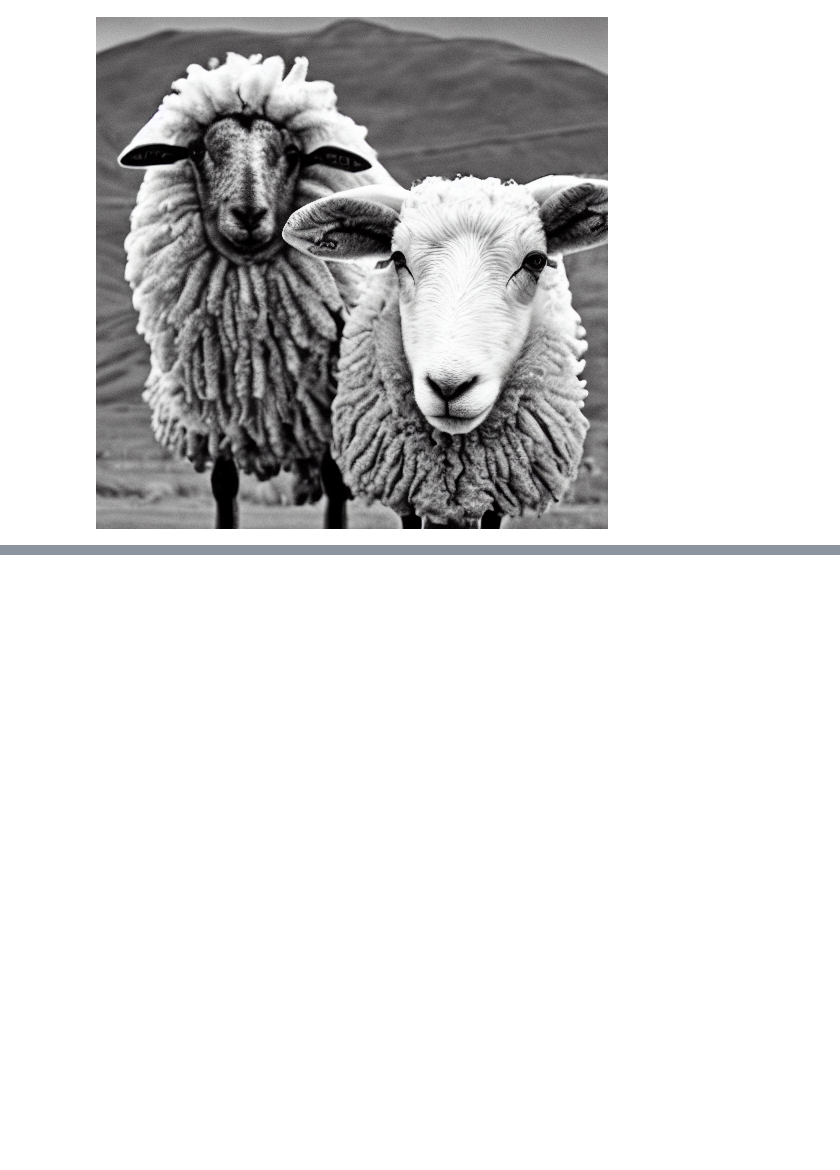
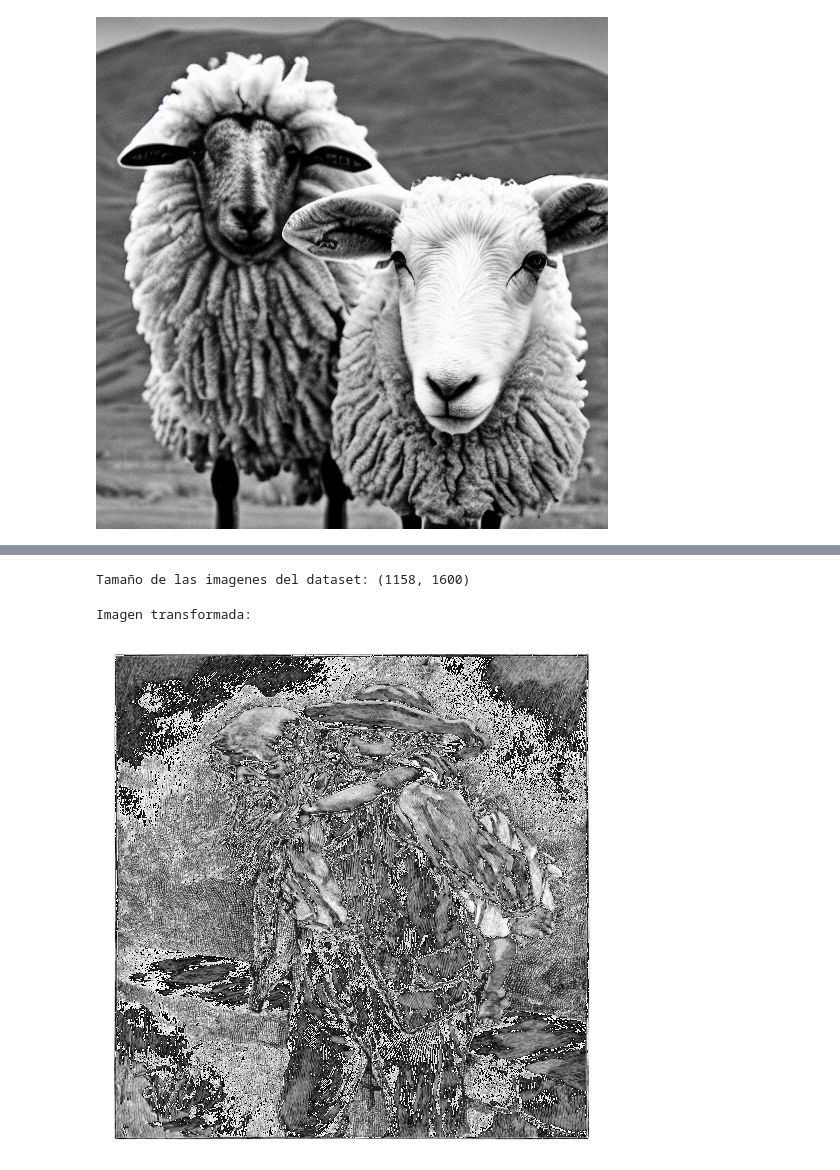
Before and after one commit to Victorh1397/Entrega_Final_Modulo_7, a Jupyter notebook: notebook_test.ipynb, the cells around one changed output, grey strips where cells are left out. Saved outputs shown, nothing was run; the diff lists cells and outputs as text; code cells hidden in the pictures; blank space fills up the shorter version.

Commit message:
Cargar dataset con el que se va a realizar el finetuning

```diff
--- a/notebook_test.ipynb
+++ b/notebook_test.ipynb
@@ -54,0 +57,9 @@ image
+# %%
+# Cargando el dataset de libros antiguos con texto:
+dataset_name = "gigant/oldbookillustrations"
+max_train_samples = 100  # tiene que ser menor que 4.15K (el numero de filas que tiene el dataset original)
+
+
+dataset = load_dataset(dataset_name, split="train")
+if max_train_samples:
+    dataset = dataset.select(range(max_train_samples))
@@ -54,0 +77,27 @@ image
+# %%
+#Comprobamos tamaño de una imagen del dataset
+
+size = dataset[0]["1600px"].size
+print(f"Tamaño de las imagenes del dataset: {size}")
+# %% [output]
+Tamaño de las imagenes del dataset: (1158, 1600)
+# %%
+# Definimos las transformaciones necesarias para el dataset:
+# La resolucion del modelo la podemos encontrar en su model card:
+resolution = 512
+image_transforms = transforms.Compose([
+    transforms.Resize((resolution, resolution)),             # resizing
+    transforms.ToTensor(),                                   # convertir a tensor
+    transforms.Normalize([0.5, 0.5, 0.5], [0.5, 0.5, 0.5]),  # normalizacion
+])
+# %%
+# Aplicamos la transformacion a la primera imagen del dataset:
+original_image = dataset[0]["1600px"]
+transformed_image = image_transforms(original_image)
+transformed_pil_image = transforms.ToPILImage()(transformed_image)
+
+print("Imagen transformada:")
+transformed_pil_image
+# %% [output]
+Imagen transformada:
+[figure, added]
```
Also changed, not shown: parts of 3 cells of this notebook.
